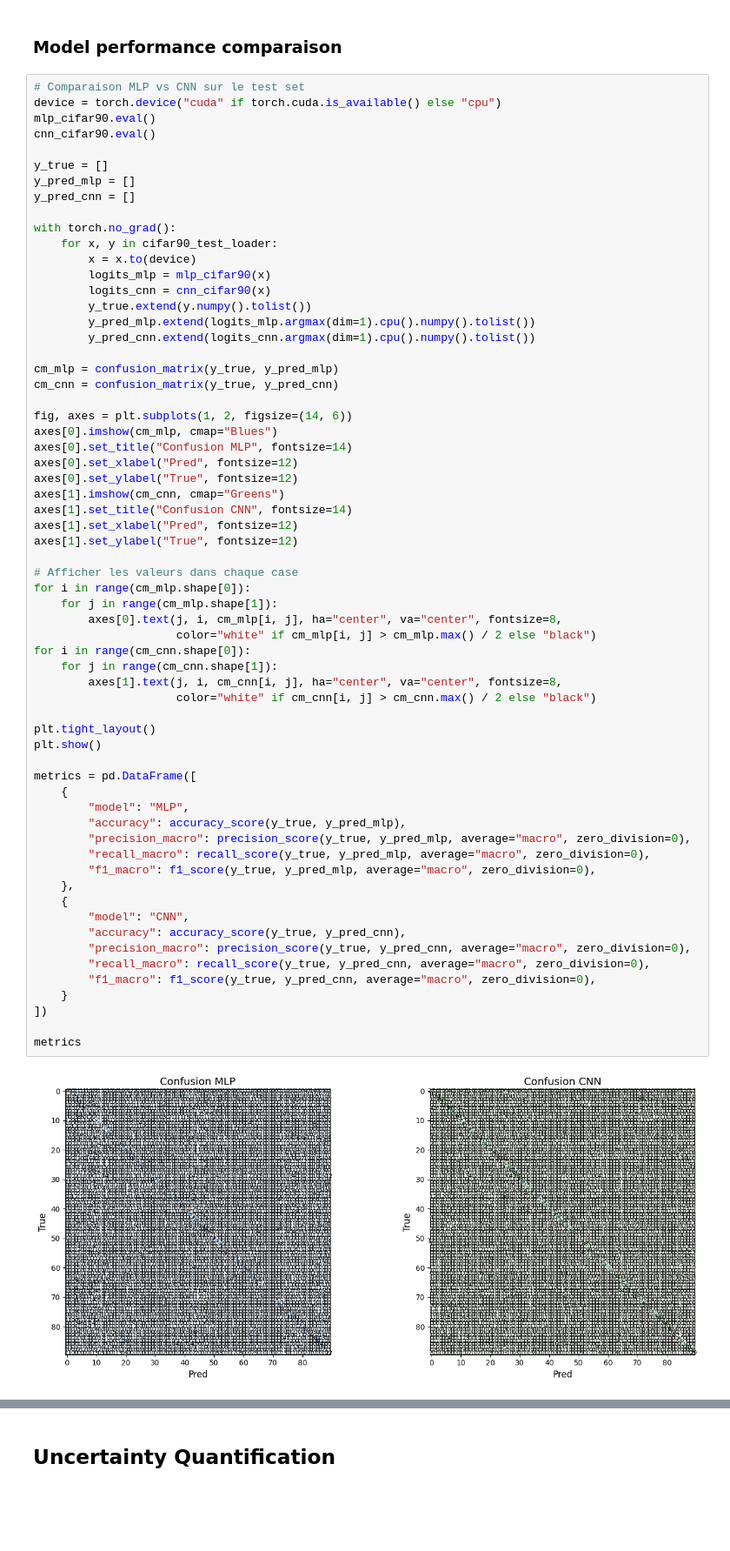
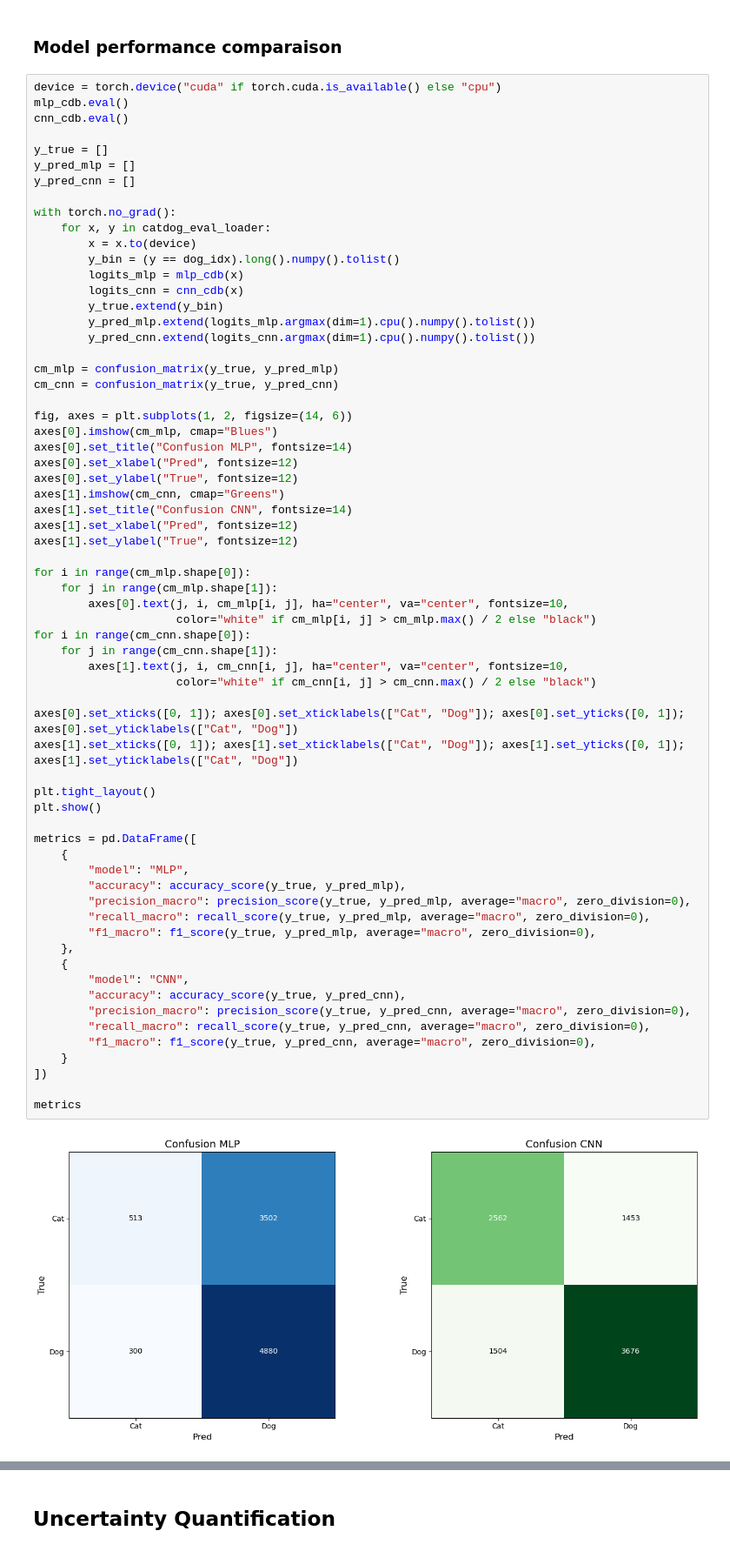
Before and after one commit to francois-thievon/MosAIk, a Jupyter notebook: demonstration/demo_quant_incertitudes.ipynb, the cells around one changed output, grey strips where cells are left out. Shown at 87% size. Saved outputs shown, nothing was run; the diff lists cells and outputs as text; blank space fills up the shorter version.

```diff
--- a/demonstration/demo_quant_incertitudes.ipynb
+++ b/demonstration/demo_quant_incertitudes.ipynb
@@ -1895,21 +1452,21 @@ AE_CNN_CIFAR90(
 # %% [markdown]
 ### Model performance comparaison
 # %%
-# Comparaison MLP vs CNN sur le test set
 device = torch.device("cuda" if torch.cuda.is_available() else "cpu")
-mlp_cifar90.eval()
-cnn_cifar90.eval()
+mlp_cdb.eval()
+cnn_cdb.eval()
 
 y_true = []
 y_pred_mlp = []
 y_pred_cnn = []
 
 with torch.no_grad():
-    for x, y in cifar90_test_loader:
+    for x, y in catdog_eval_loader:
         x = x.to(device)
-        logits_mlp = mlp_cifar90(x)
-        logits_cnn = cnn_cifar90(x)
-        y_true.extend(y.numpy().tolist())
+        y_bin = (y == dog_idx).long().numpy().tolist()
+        logits_mlp = mlp_cdb(x)
+        logits_cnn = cnn_cdb(x)
+        y_true.extend(y_bin)
         y_pred_mlp.extend(logits_mlp.argmax(dim=1).cpu().numpy().tolist())
         y_pred_cnn.extend(logits_cnn.argmax(dim=1).cpu().numpy().tolist())
 
@@ -1926,37 +1483,39 @@ axes[1].set_title("Confusion CNN", fontsize=14)
 axes[1].set_xlabel("Pred", fontsize=12)
 axes[1].set_ylabel("True", fontsize=12)
 
-# Afficher les valeurs dans chaque case
 for i in range(cm_mlp.shape[0]):
     for j in range(cm_mlp.shape[1]):
-        axes[0].text(j, i, cm_mlp[i, j], ha="center", va="center", fontsize=8,
+        axes[0].text(j, i, cm_mlp[i, j], ha="center", va="center", fontsize=10,
                      color="white" if cm_mlp[i, j] > cm_mlp.max() / 2 else "black")
 for i in range(cm_cnn.shape[0]):
     for j in range(cm_cnn.shape[1]):
-        axes[1].text(j, i, cm_cnn[i, j], ha="center", va="center", fontsize=8,
+        axes[1].text(j, i, cm_cnn[i, j], ha="center", va="center", fontsize=10,
                      color="white" if cm_cnn[i, j] > cm_cnn.max() / 2 else "black")
+
+axes[0].set_xticks([0, 1]); axes[0].set_xticklabels(["Cat", "Dog"]); axes[0].set_yticks([0, 1]); axes[0].set_yticklabels(["Cat", "Dog"])
+axes[1].set_xticks([0, 1]); axes[1].set_xticklabels(["Cat", "Dog"]); axes[1].set_yticks([0, 1]); axes[1].set_yticklabels(["Cat", "Dog"])
 
 plt.tight_layout()
 plt.show()
 
 metrics = pd.DataFrame([
     {
         "model": "MLP",
         "accuracy": accuracy_score(y_true, y_pred_mlp),
         "precision_macro": precision_score(y_true, y_pred_mlp, average="macro", zero_division=0),
         "recall_macro": recall_score(y_true, y_pred_mlp, average="macro", zero_division=0),
         "f1_macro": f1_score(y_true, y_pred_mlp, average="macro", zero_division=0),
     },
     {
         "model": "CNN",
         "accuracy": accuracy_score(y_true, y_pred_cnn),
         "precision_macro": precision_score(y_true, y_pred_cnn, average="macro", zero_division=0),
         "recall_macro": recall_score(y_true, y_pred_cnn, average="macro", zero_division=0),
         "f1_macro": f1_score(y_true, y_pred_cnn, average="macro", zero_division=0),
     }
 ])
 
 metrics
 # %% [output]
-[figure, old version]
+[figure, new version]
 |  | model | accuracy | precision_macro | recall_macro | f1_macro |
```
Also changed, not shown: parts of 44 cells of this notebook.
